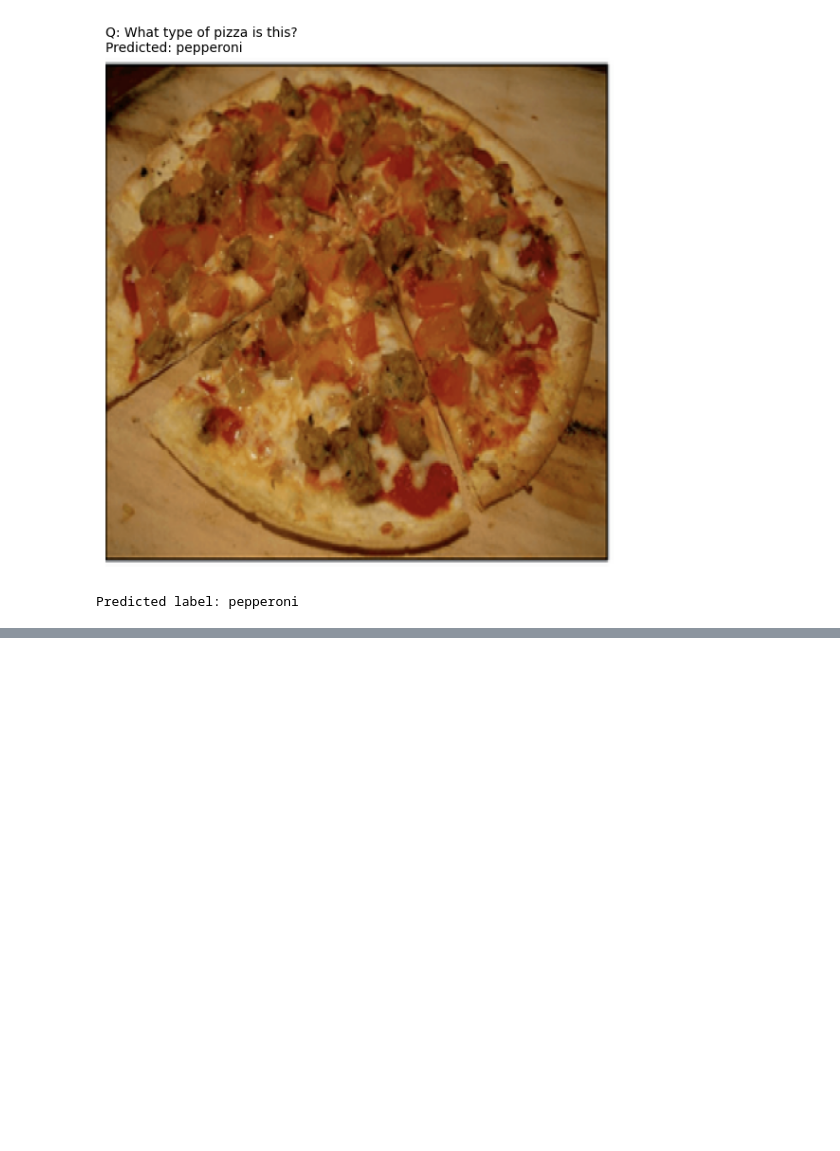
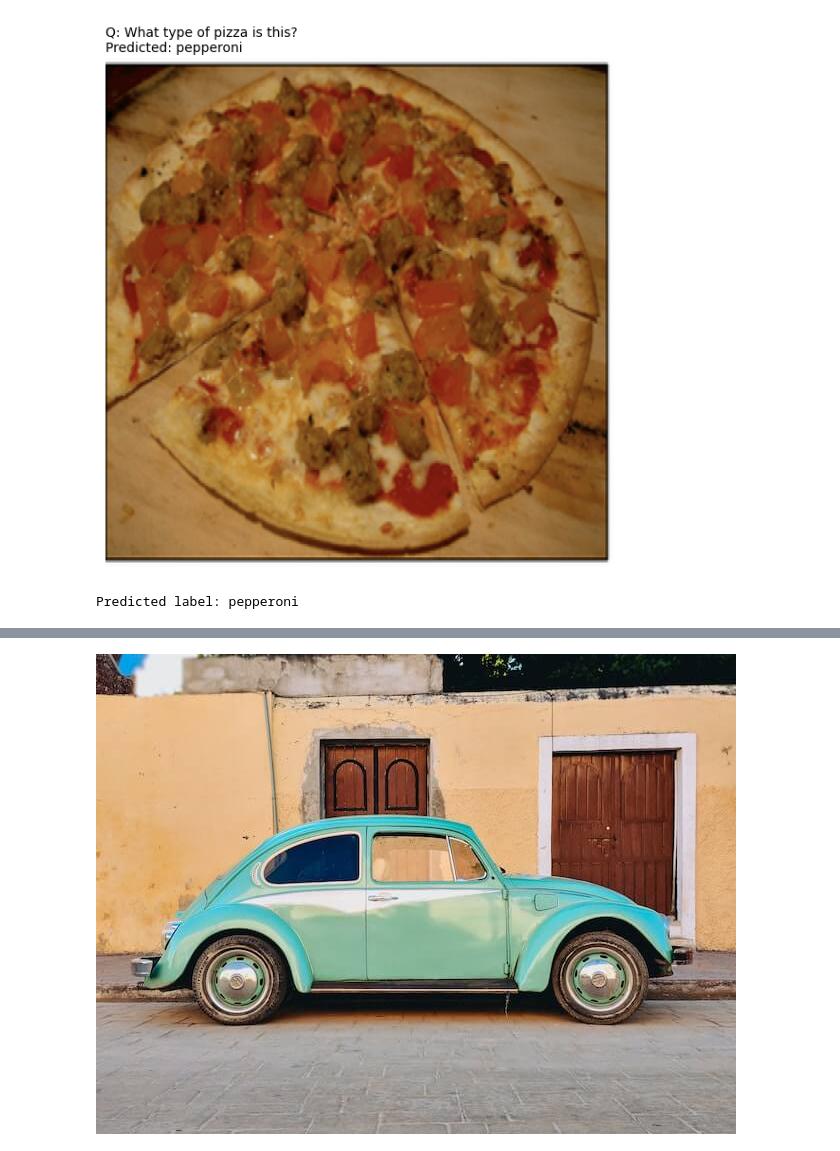
Before and after one commit to zagarsuren/visionaid-vqa, a Jupyter notebook: notebooks/vqa_inference_general.ipynb, the cells around one changed output, grey strips where cells are left out. Drawn from its saved outputs; the diff is of its cells as text; code cells hidden in the pictures; blank space fills up the shorter version.

```diff
--- a/notebooks/vqa_inference_general.ipynb
+++ b/notebooks/vqa_inference_general.ipynb
@@ -111,0 +195,7 @@ Predicted label: pepperoni
+# %%
+url = "https://huggingface.co/datasets/huggingface/documentation-images/resolve/main/transformers/tasks/car.jpg?download=true"
+image = Image.open(requests.get(url, stream=True).raw)
+# %%
+image
+# %% [output]
+[figure, added]
```
Also changed, not shown: parts of 11 cells of this notebook, 17 other files.
